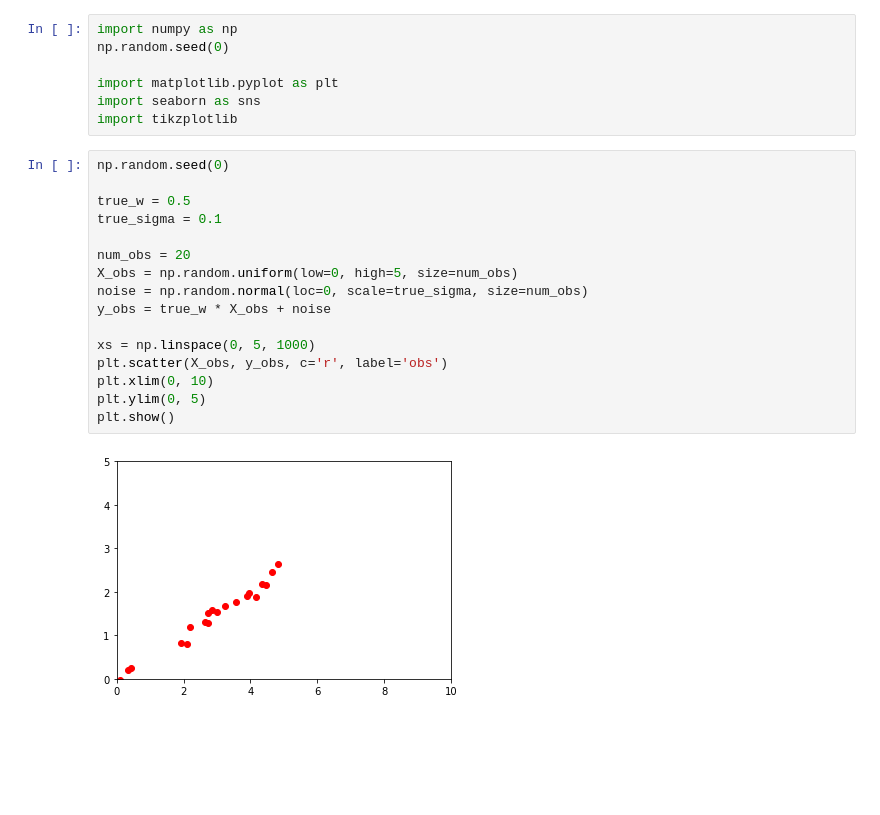
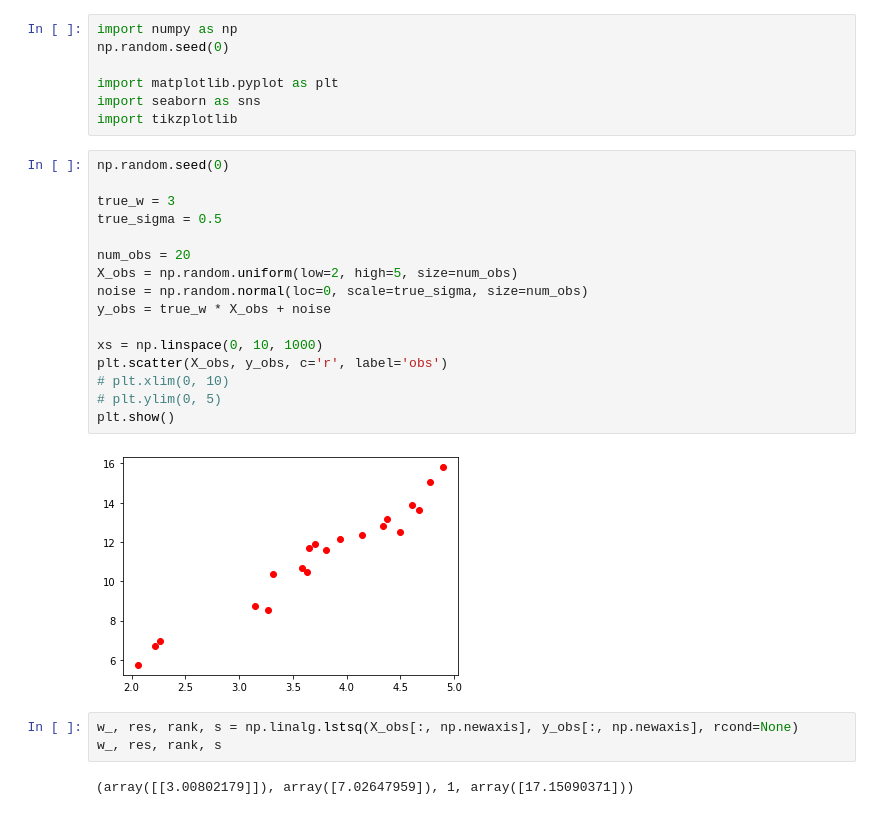
Before and after one commit to KrisNguyen135/Talks, a Jupyter notebook: notebooks/Linear regression.ipynb, the cells around one changed output. Cells and saved outputs as stored; diff of their text form; blank space fills up the shorter version.

```diff
--- a/notebooks/Linear regression.ipynb
+++ b/notebooks/Linear regression.ipynb
@@ -8,18 +8,23 @@ import tikzplotlib
 # %%
 np.random.seed(0)
 
-true_w = 0.5
-true_sigma = 0.1
+true_w = 3
+true_sigma = 0.5
 
 num_obs = 20
-X_obs = np.random.uniform(low=0, high=5, size=num_obs)
+X_obs = np.random.uniform(low=2, high=5, size=num_obs)
 noise = np.random.normal(loc=0, scale=true_sigma, size=num_obs)
 y_obs = true_w * X_obs + noise
 
-xs = np.linspace(0, 5, 1000)
+xs = np.linspace(0, 10, 1000)
 plt.scatter(X_obs, y_obs, c='r', label='obs')
-plt.xlim(0, 10)
-plt.ylim(0, 5)
+# plt.xlim(0, 10)
+# plt.ylim(0, 5)
 plt.show()
 # %% [output]
-[figure, old version]
+[figure, new version]
+# %%
+w_, res, rank, s = np.linalg.lstsq(X_obs[:, np.newaxis], y_obs[:, np.newaxis], rcond=None)
+w_, res, rank, s
+# %% [output]
+(array([[3.00802179]]), array([7.02647959]), 1, array([17.15090371]))
```
Also changed, not shown: parts of 7 cells of this notebook, 2 other files.
